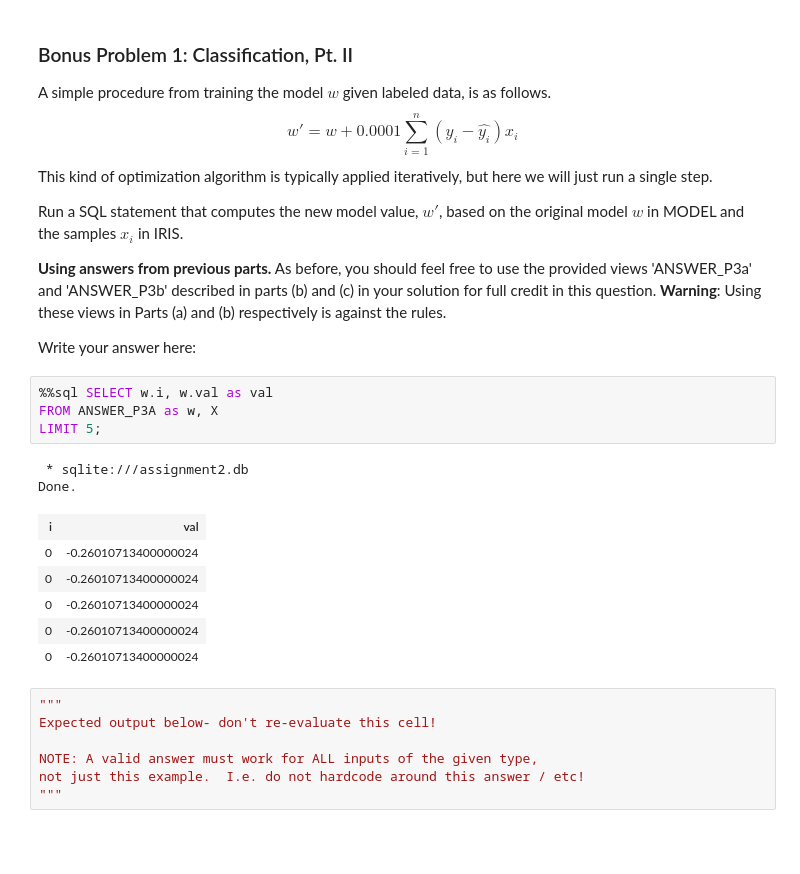
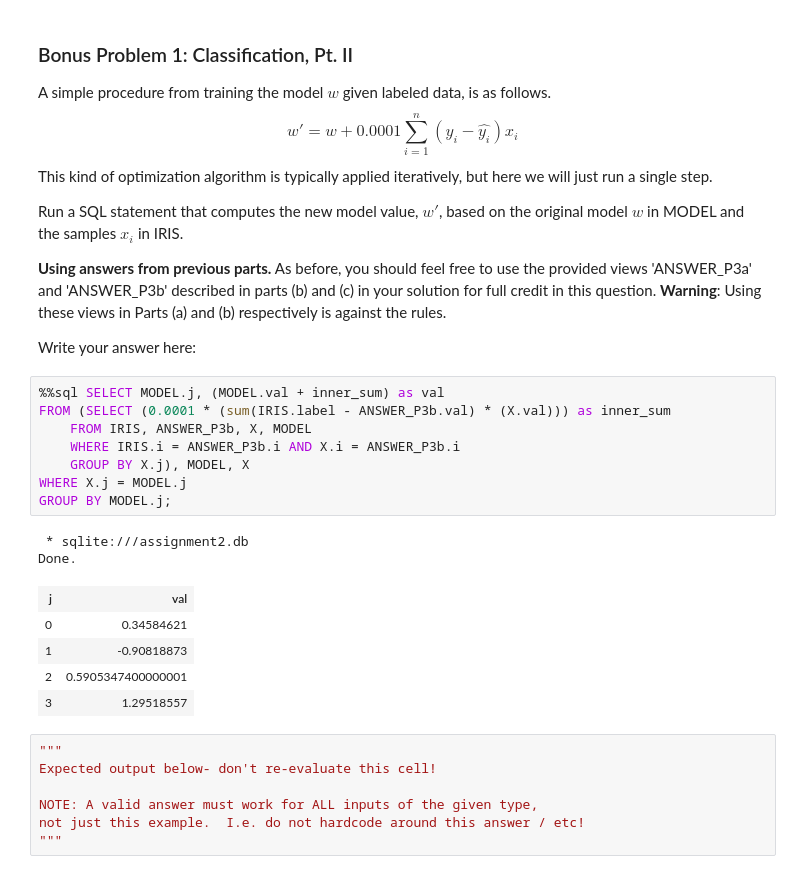
Before and after one commit to DougASchu/cs639_spring19, a Jupyter notebook: assignments/assignment2/assignment2.ipynb, the cells around one changed output. Drawn from its saved outputs; the diff is of its cells as text; blank space fills up the shorter version.

```diff
--- a/assignments/assignment2/assignment2.ipynb
+++ b/assignments/assignment2/assignment2.ipynb
@@ -615,19 +621,22 @@ Run a SQL statement that computes the new model value, $w'$, based on the origin
 As before, you should feel free to use the provided views 'ANSWER_P3a' and 'ANSWER_P3b' described in parts (b) and (c) in your solution for full credit in this question. **Warning**: Using these views in Parts (a) and (b) respectively is against the rules.
 
 Write your answer here:
-# %%
-%%sql SELECT w.i, w.val as val
-FROM ANSWER_P3A as w, X
-LIMIT 5;
-# %% [output]
- * sqlite:///assignment2.db
-Done.
-| i | val |
-| 0 | -0.26010713400000024 |
-| 0 | -0.26010713400000024 |
-| 0 | -0.26010713400000024 |
-| 0 | -0.26010713400000024 |
-| 0 | -0.26010713400000024 |
+# %%
+%%sql SELECT MODEL.j, (MODEL.val + inner_sum) as val
+FROM (SELECT (0.0001 * (sum(IRIS.label - ANSWER_P3b.val) * (X.val))) as inner_sum
+    FROM IRIS, ANSWER_P3b, X, MODEL
+    WHERE IRIS.i = ANSWER_P3b.i AND X.i = ANSWER_P3b.i
+    GROUP BY X.j), MODEL, X
+WHERE X.j = MODEL.j
+GROUP BY MODEL.j;
+# %% [output]
+ * sqlite:///assignment2.db
+Done.
+| j | val |
+| 0 | 0.34584621 |
+| 1 | -0.90818873 |
+| 2 | 0.5905347400000001 |
+| 3 | 1.29518557 |
 # %%
 """
 Expected output below- don't re-evaluate this cell!
```
Also changed, not shown: parts of 1 cell of this notebook, 1 other file.
